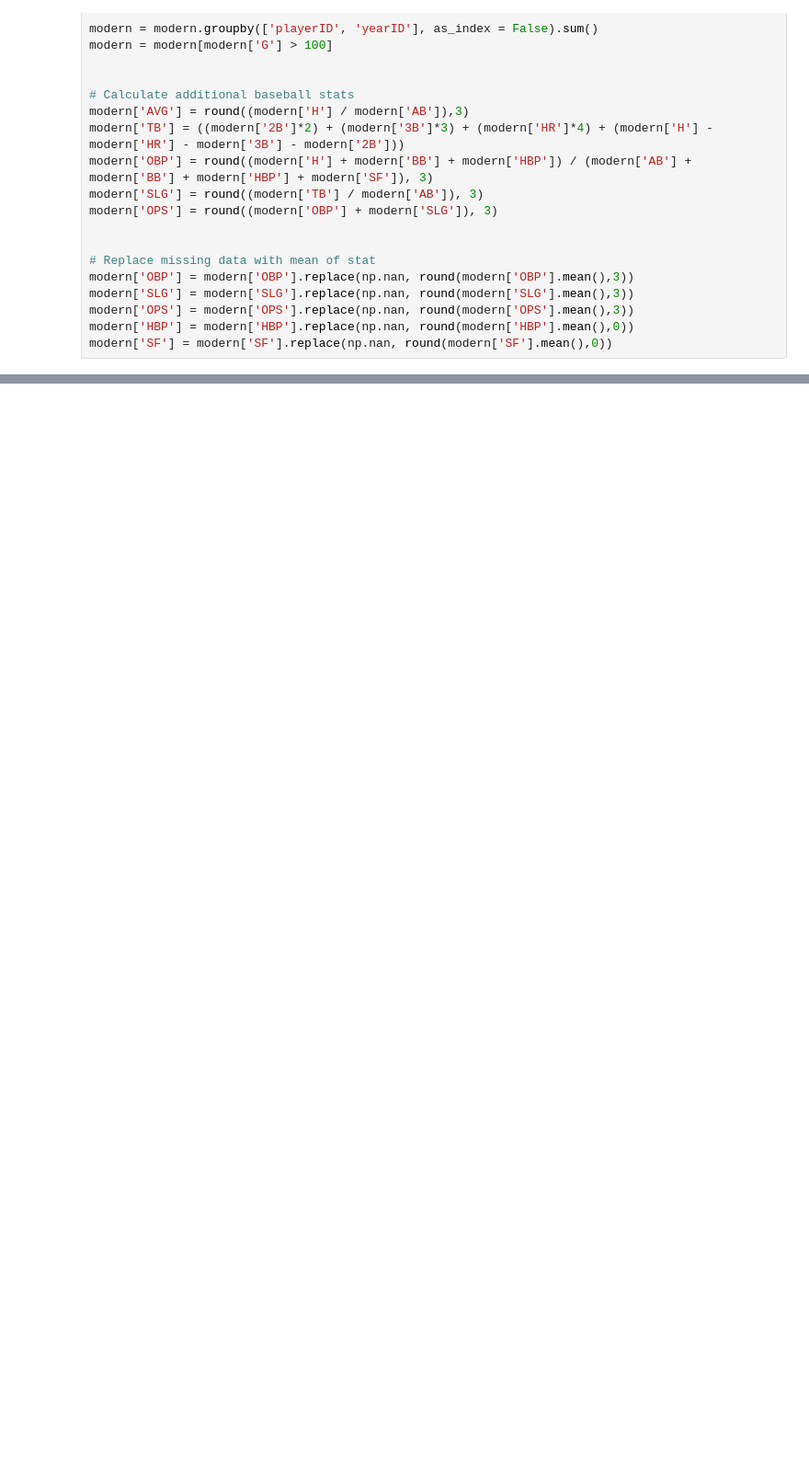
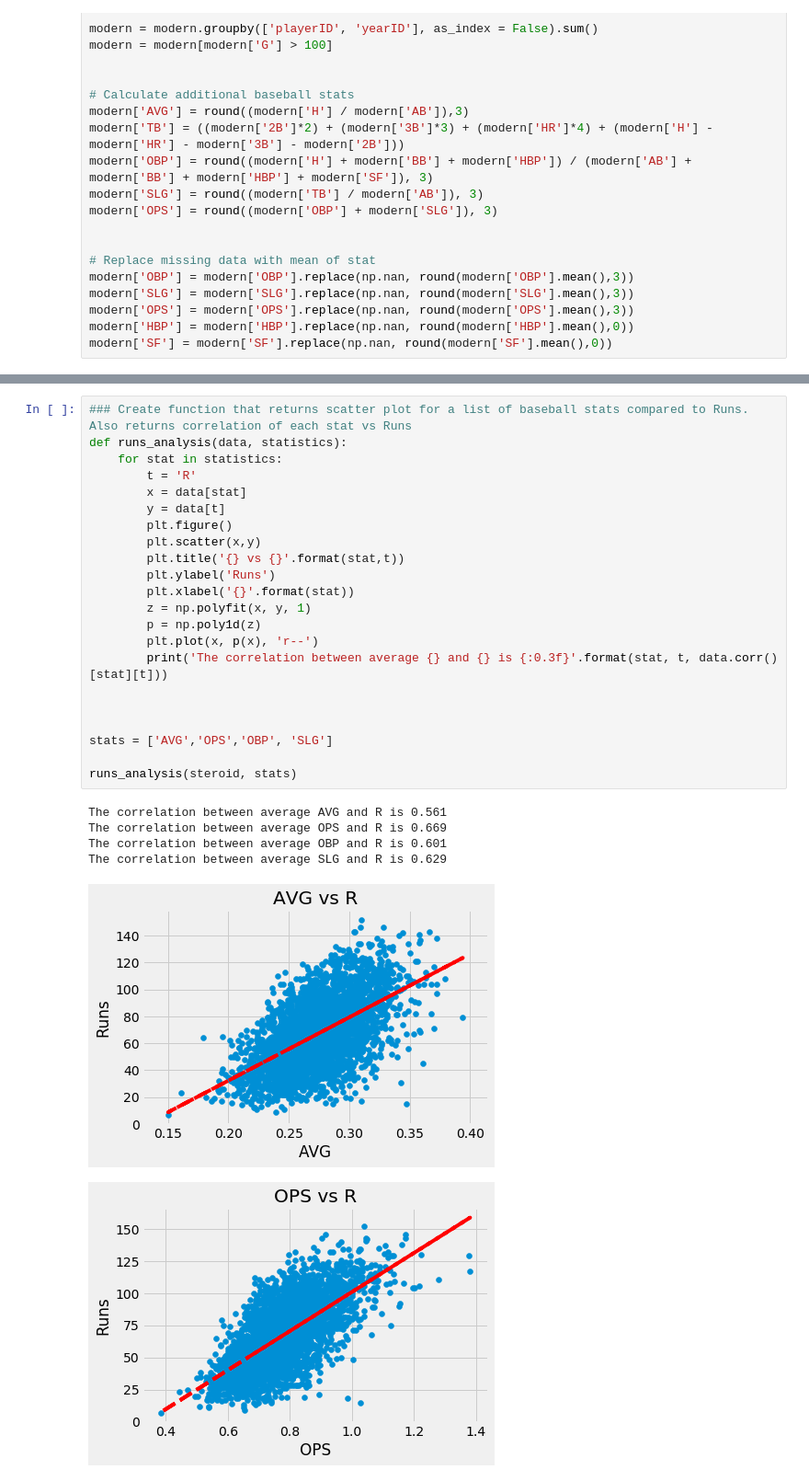
Before and after one commit to osanchez2323/Portfolio, a Jupyter notebook: Baseball Analysis/Baseball Analysis Notebook.ipynb, the cells around one changed output, grey strips where cells are left out. Shown at 92% size. Drawn from its saved outputs; the diff is of its cells as text; blank space fills up the shorter version.

```diff
--- a/Baseball Analysis/Baseball Analysis Notebook.ipynb
+++ b/Baseball Analysis/Baseball Analysis Notebook.ipynb
@@ -264,0 +291,29 @@ plt.show();
+# %%
+### Create function that returns scatter plot for a list of baseball stats compared to Runs. Also returns correlation of each stat vs Runs
+def runs_analysis(data, statistics):
+    for stat in statistics:
+        t = 'R'
+        x = data[stat]
+        y = data[t]
+        plt.figure()
+        plt.scatter(x,y)
+        plt.title('{} vs {}'.format(stat,t))
+        plt.ylabel('Runs')
+        plt.xlabel('{}'.format(stat))
+        z = np.polyfit(x, y, 1)
+        p = np.poly1d(z)
+        plt.plot(x, p(x), 'r--')
+        print('The correlation between average {} and {} is {:0.3f}'.format(stat, t, data.corr()[stat][t]))
+
+
+
+stats = ['AVG','OPS','OBP', 'SLG']
+
+runs_analysis(steroid, stats)
+# %% [output]
+The correlation between average AVG and R is 0.561
+The correlation between average OPS and R is 0.669
+The correlation between average OBP and R is 0.601
+The correlation between average SLG and R is 0.629
+[figure, added]
+[figure, added]
```
Also changed, not shown: parts of 10 cells of this notebook.
